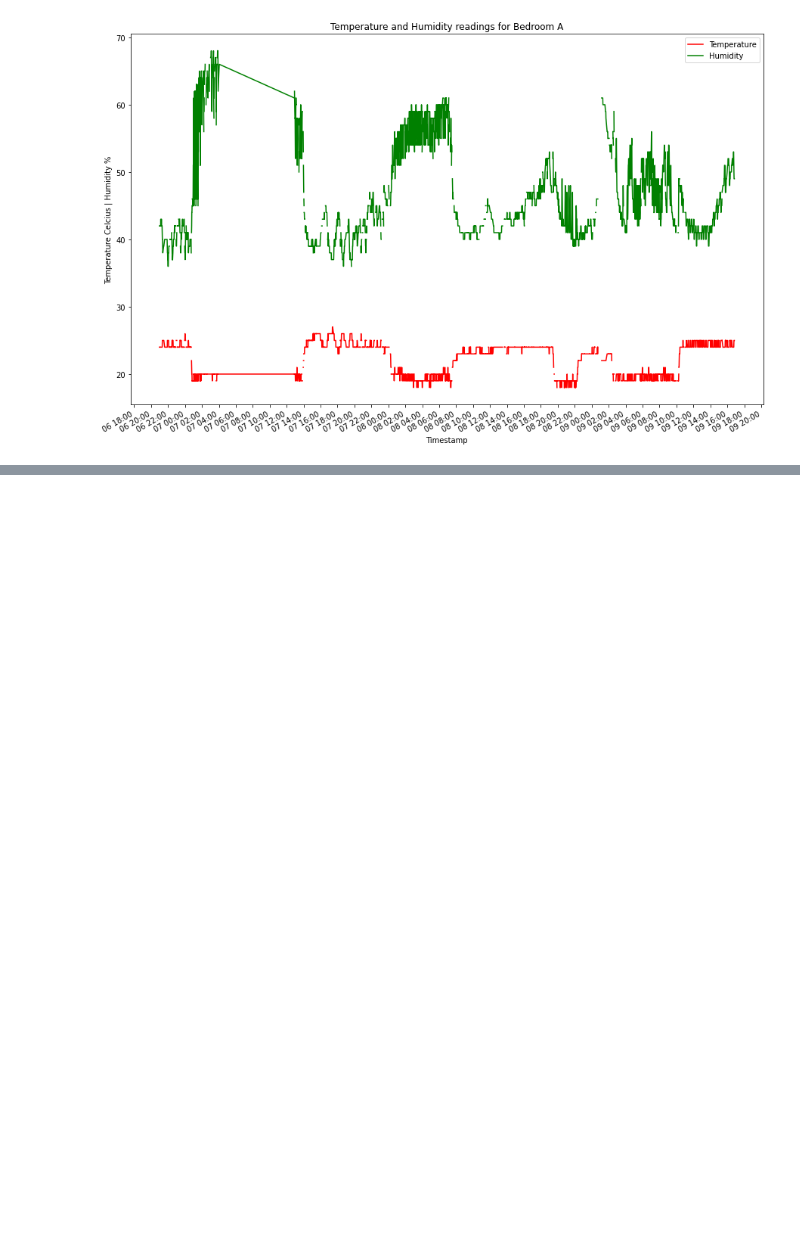
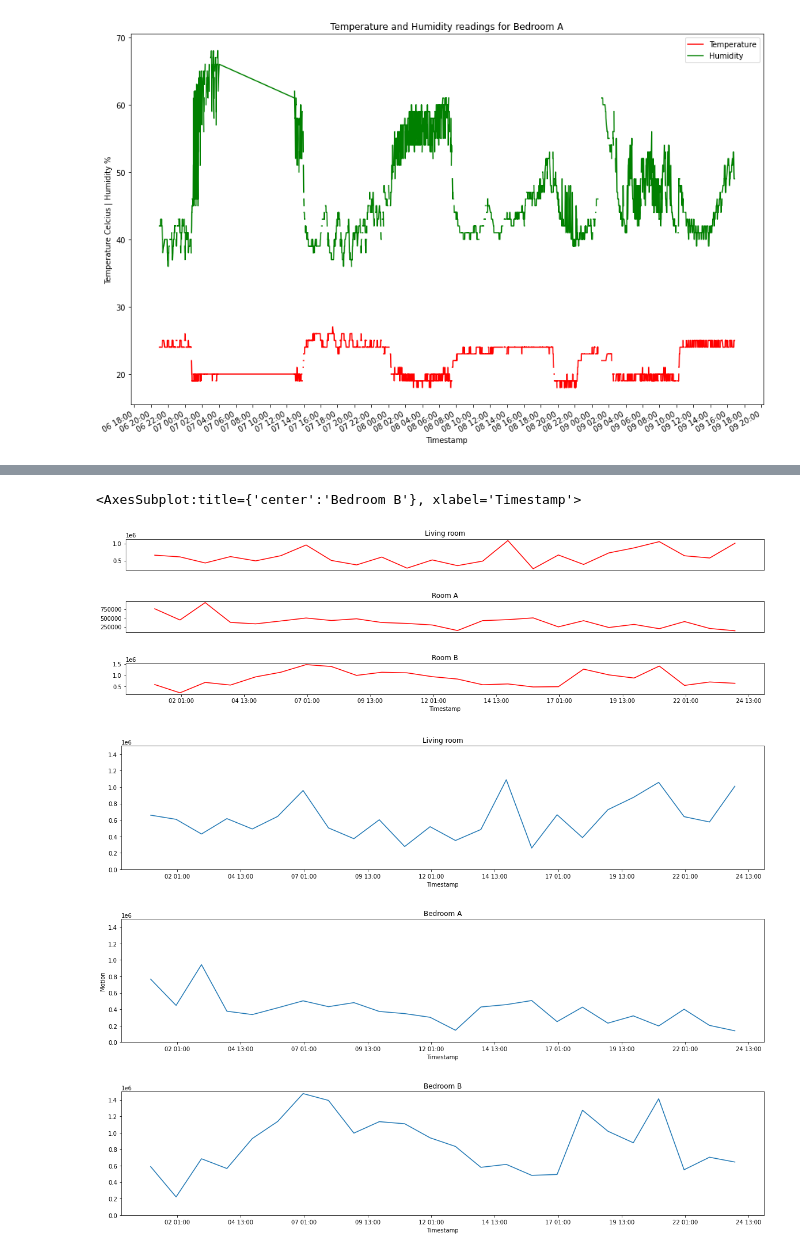
Before and after one commit to salirezav/HomeSense, a Jupyter notebook: representation.ipynb, the cells around one changed output, grey strips where cells are left out. Saved outputs shown, nothing was run; the diff lists cells and outputs as text; code cells hidden in the pictures; blank space fills up the shorter version.

```diff
--- a/representation.ipynb
+++ b/representation.ipynb
@@ -101,0 +117,62 @@ ts.groupby(ts["Timestamp"].dt.hour)["Temperature"].mean().plot(kind='bar', rot=0
+# %%
+# x = roomA["PPM"]
+# x = x[x.between(x.quantile(.15), x.quantile(.85))]  # without outliers
+# roomA["PPM"] = x
+# y = roomB["PPM"]
+# y = y[y.between(y.quantile(.15), y.quantile(.85))]  # without outliers
+# roomB["PPM"] = y
+# z = livingRoom["PPM"]
+# z = z[z.between(z.quantile(.15), y.quantile(.85))]  # without outliers
+# livingRoom["PPM"] = z
+
+
+mofig, moaxs = plt.subplots(3, 1, figsize=(20, 5))
+
+xx0 = moaxs[0].get_xaxis()
+xx1 = moaxs[1].get_xaxis()
+xx0.set_visible(False)
+xx1.set_visible(False)
+
+moaxs[0].set(title="Living room")
+moaxs[1].set(title="Room A")
+moaxs[2].set(title="Room B")
+plt.subplots_adjust(hspace=1)
+date_form = DateFormatter("%d %H:%M")
+
+livingRoom.groupby(livingRoom["Timestamp"].dt.hour)["PPM"].mean().plot(x="Timestamp", y=["Motion"], color=[
+                "red", "green"], ax=moaxs[0])
+roomA.groupby(roomA["Timestamp"].dt.hour).mean()["PPM"].plot(x="Timestamp", y=["Motion"], color=["red", "green"], ax=moaxs[1])
+roomB.groupby(roomB["Timestamp"].dt.hour).mean()["PPM"].plot(x="Timestamp", y=["Motion"], color=["red", "green"], ax=moaxs[2])
+
+
+fig, axs = plt.subplots(3, 1, figsize=(20, 15),subplot_kw={'ylim':(0,1500000)})
+for ax in moaxs:
+    ax.xaxis.set_major_formatter(date_form)
+    ax.xaxis.set_major_locator(mdates.HourLocator(interval=60))
+axs[0].set(title="Living room")
+axs[1].set(ylabel="Motion", title="Bedroom A")
+axs[2].set(xlabel="Time of day", title="Bedroom B")
+plt.subplots_adjust(hspace=.4)
+date_form = DateFormatter("%d %H:%M")
+# axs= roomB.plot()
+for ax in axs:
+    ax.xaxis.set_major_formatter(date_form)
+    ax.xaxis.set_major_locator(mdates.HourLocator(interval=60))
+
+# livingRoom.plot(x="Timestamp", y=["PPM"], color=[
+#                 "orange", "green"], ax=axs[0])
+# roomA.plot(x="Timestamp", y=["PPM"], color=[
+#            "orange", "green"], ax=axs[1])
+# roomB.plot(x="Timestamp", y=["PPM"], color=[
+#            "orange", "green"], ax=axs[2])
+
+livingRoom.groupby(livingRoom["Timestamp"].dt.hour)[
+    "PPM"].mean().plot(rot=0, ax=axs[0])
+roomA.groupby(roomA["Timestamp"].dt.hour)[
+    "PPM"].mean().plot(rot=0, ax=axs[1])
+roomB.groupby(roomB["Timestamp"].dt.hour)[
+    "PPM"].mean().plot(rot=0, ax=axs[2])
+# %% [output]
+<AxesSubplot:title={'center':'Bedroom B'}, xlabel='Timestamp'>
+[figure, added]
+[figure, added]
```
Also changed, not shown: parts of 8 cells of this notebook, 8 other files.
